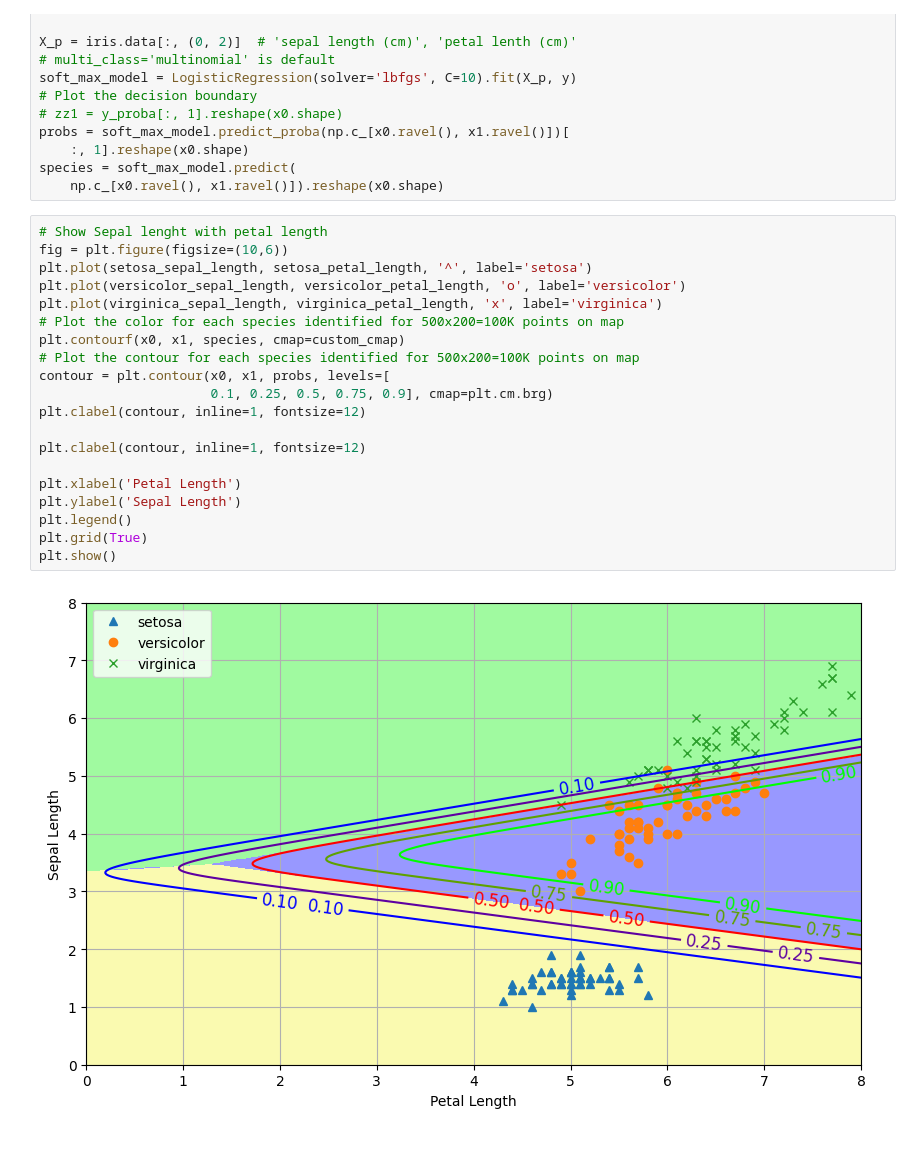
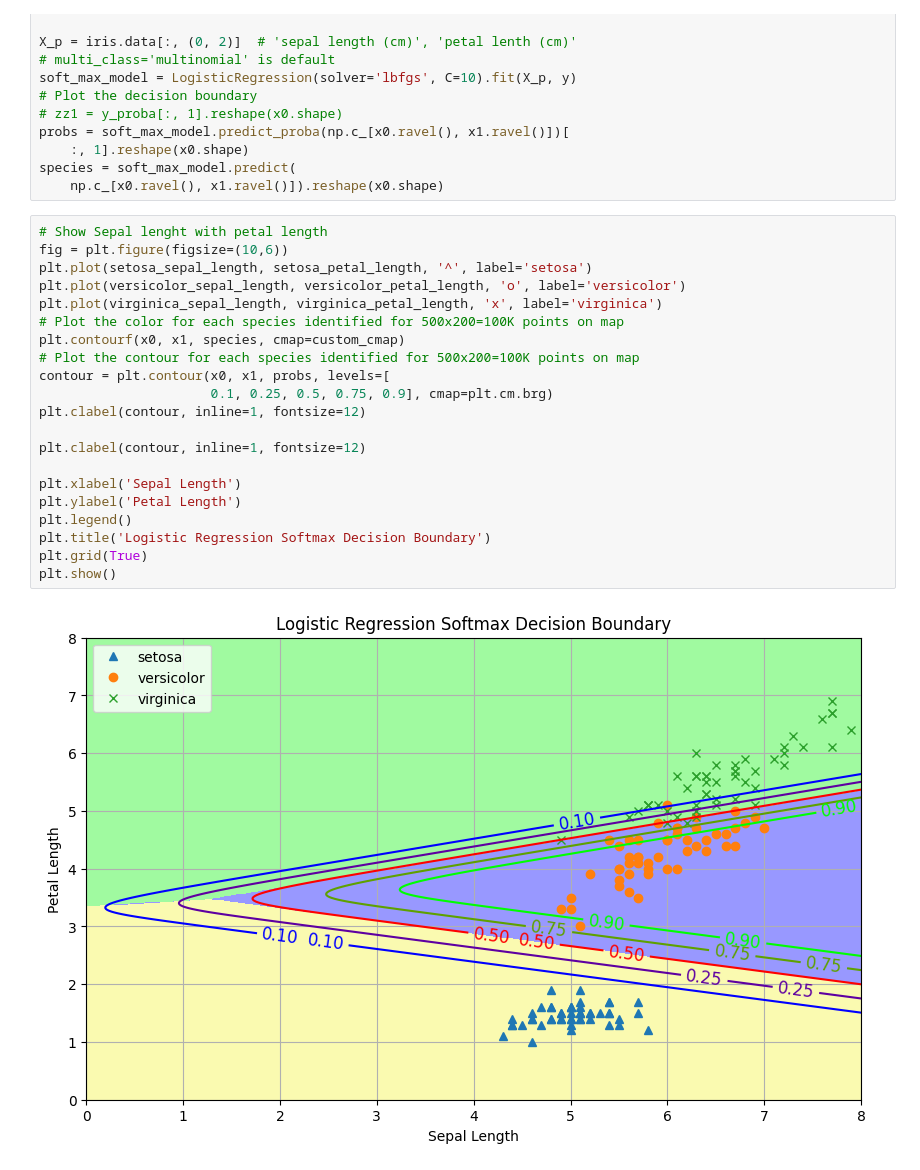
Before and after one commit to opendroid/ml, a Jupyter notebook: regression/logistic/ex10_handson.ipynb, the cells around one changed output. Saved outputs shown, nothing was run; the diff lists cells and outputs as text.

Commit message:
Title change

```diff
--- a/regression/logistic/ex10_handson.ipynb
+++ b/regression/logistic/ex10_handson.ipynb
@@ -178,22 +178,23 @@ species = soft_max_model.predict(
 # %%
 # Show Sepal lenght with petal length
 fig = plt.figure(figsize=(10,6))
 plt.plot(setosa_sepal_length, setosa_petal_length, '^', label='setosa')
 plt.plot(versicolor_sepal_length, versicolor_petal_length, 'o', label='versicolor')
 plt.plot(virginica_sepal_length, virginica_petal_length, 'x', label='virginica')
 # Plot the color for each species identified for 500x200=100K points on map
 plt.contourf(x0, x1, species, cmap=custom_cmap)
 # Plot the contour for each species identified for 500x200=100K points on map
 contour = plt.contour(x0, x1, probs, levels=[
                       0.1, 0.25, 0.5, 0.75, 0.9], cmap=plt.cm.brg)
 plt.clabel(contour, inline=1, fontsize=12)
 
 plt.clabel(contour, inline=1, fontsize=12)
 
-plt.xlabel('Petal Length')
-plt.ylabel('Sepal Length')
+plt.xlabel('Sepal Length')
+plt.ylabel('Petal Length')
 plt.legend()
+plt.title('Logistic Regression Softmax Decision Boundary')
 plt.grid(True)
 plt.show()
 # %% [output]
-[figure, old version]
+[figure, new version]
```
Also changed, not shown: parts of 2 cells of this notebook.
